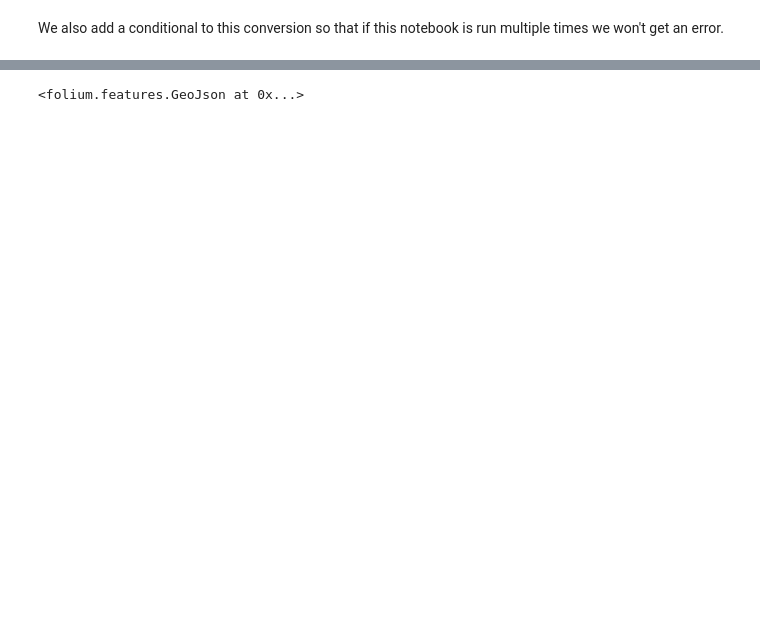
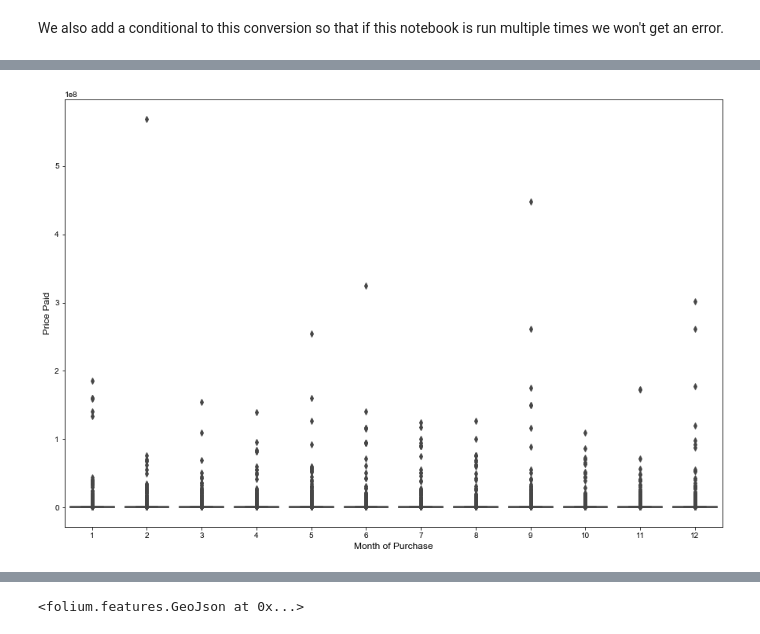
Before and after one commit to dudikbender/springboard, a Jupyter notebook: Springboard Capstone 1 - London Home Prices.ipynb, the cells around one changed output, grey strips where cells are left out. Saved outputs shown, nothing was run; the diff lists cells and outputs as text; code cells hidden in the pictures; blank space fills up the shorter version.

Commit message:
added charts and some mapping, need to sort out projection issues with polygon layer

```diff
--- a/Springboard Capstone 1 - London Home Prices.ipynb
+++ b/Springboard Capstone 1 - London Home Prices.ipynb
@@ -137,0 +132,10 @@ pop_density.head(10)
+# %%
+plt.figure(figsize=(15,10))
+sns.boxplot(x=df.month, y=df.price)
+plt.xlabel('Month of Purchase', fontsize=12)
+plt.ylabel('Price Paid', fontsize=12)
+plt.yscale('linear')
+sns.set()
+plt.show()
+# %% [output]
+[figure, added]
```
Also changed, not shown: parts of 20 cells of this notebook.
